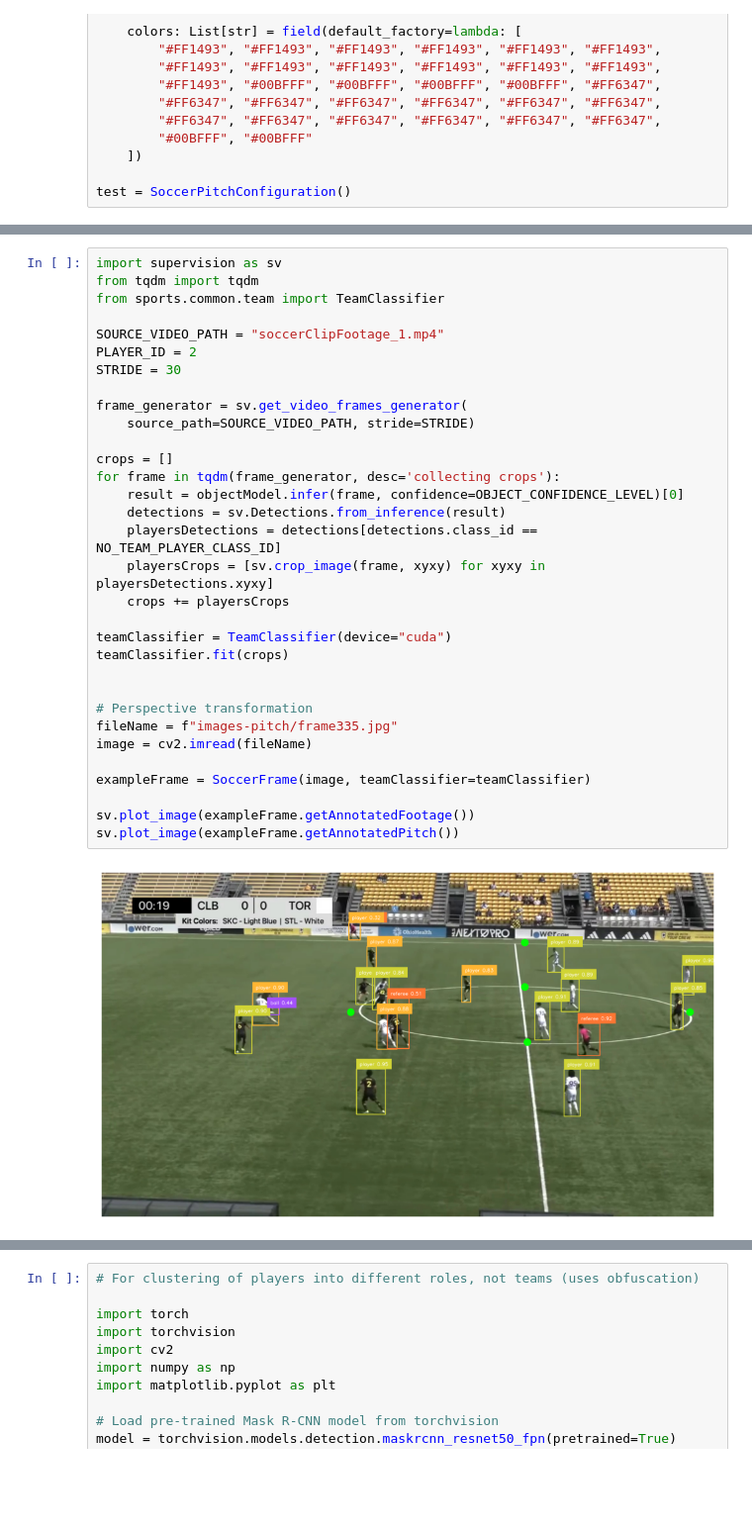
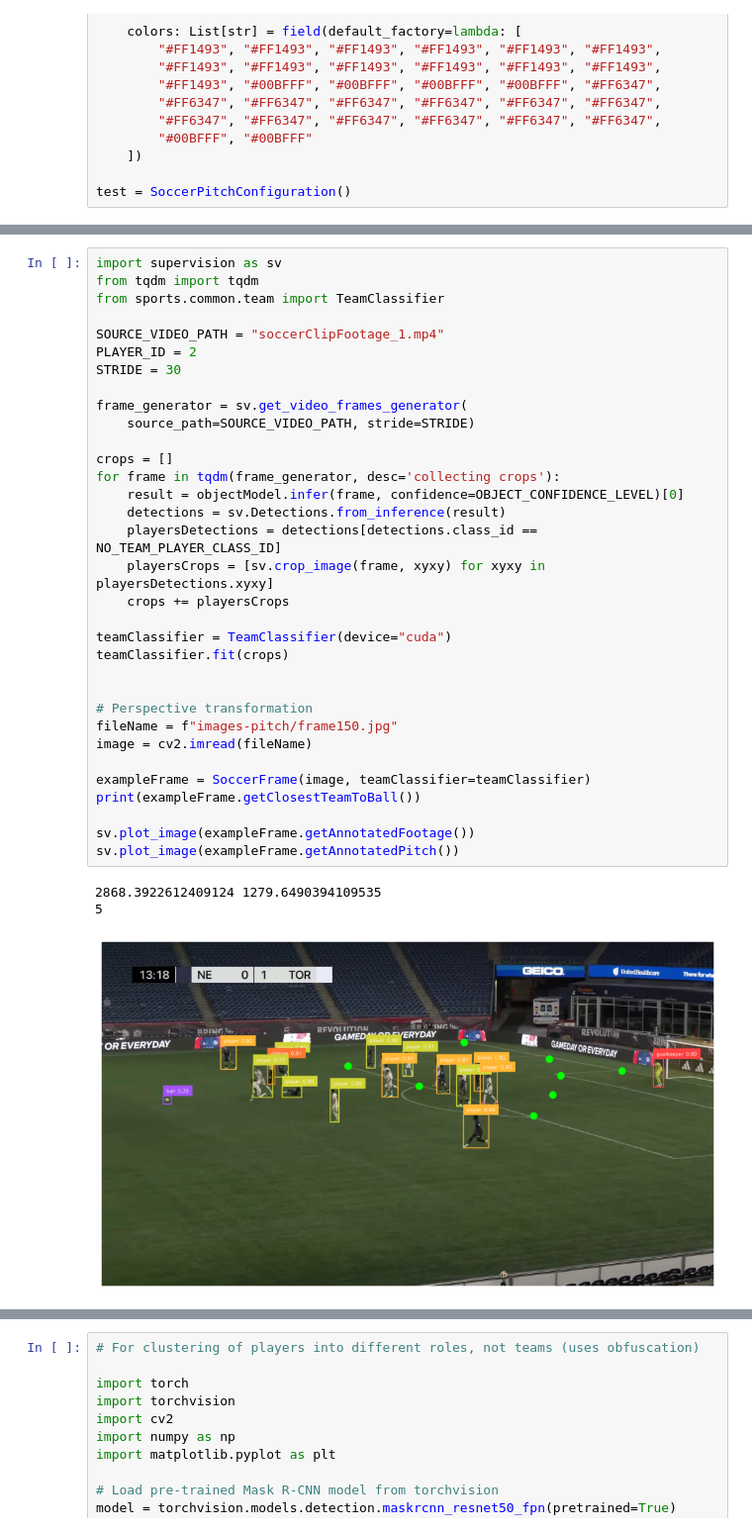
Before and after one commit to Isss11/soccer-computer-vision-analysis, a Jupyter notebook: detector.ipynb, the cells around one changed output, grey strips where cells are left out. Shown at 99% size. Cells and saved outputs as stored; diff of their text form; blank space fills up the shorter version.

```diff
--- a/detector.ipynb
+++ b/detector.ipynb
@@ -584,32 +656,35 @@ import supervision as sv
 from tqdm import tqdm
 from sports.common.team import TeamClassifier
 
 SOURCE_VIDEO_PATH = "soccerClipFootage_1.mp4"
 PLAYER_ID = 2
 STRIDE = 30
 
 frame_generator = sv.get_video_frames_generator(
     source_path=SOURCE_VIDEO_PATH, stride=STRIDE)
 
 crops = []
 for frame in tqdm(frame_generator, desc='collecting crops'):
     result = objectModel.infer(frame, confidence=OBJECT_CONFIDENCE_LEVEL)[0]
     detections = sv.Detections.from_inference(result)
     playersDetections = detections[detections.class_id == NO_TEAM_PLAYER_CLASS_ID]
     playersCrops = [sv.crop_image(frame, xyxy) for xyxy in playersDetections.xyxy]
     crops += playersCrops
 
 teamClassifier = TeamClassifier(device="cuda")
 teamClassifier.fit(crops)
 
 
 # Perspective transformation
-fileName = f"images-pitch/frame335.jpg"
+fileName = f"images-pitch/frame150.jpg"
 image = cv2.imread(fileName)
 
 exampleFrame = SoccerFrame(image, teamClassifier=teamClassifier)
+print(exampleFrame.getClosestTeamToBall())
 
 sv.plot_image(exampleFrame.getAnnotatedFootage())
 sv.plot_image(exampleFrame.getAnnotatedPitch())
 # %% [output]
+2868.3922612409124 1279.6490394109535
+5
-[figure, old version]
+[figure, new version]
```
Also changed, not shown: parts of 4 cells of this notebook.
